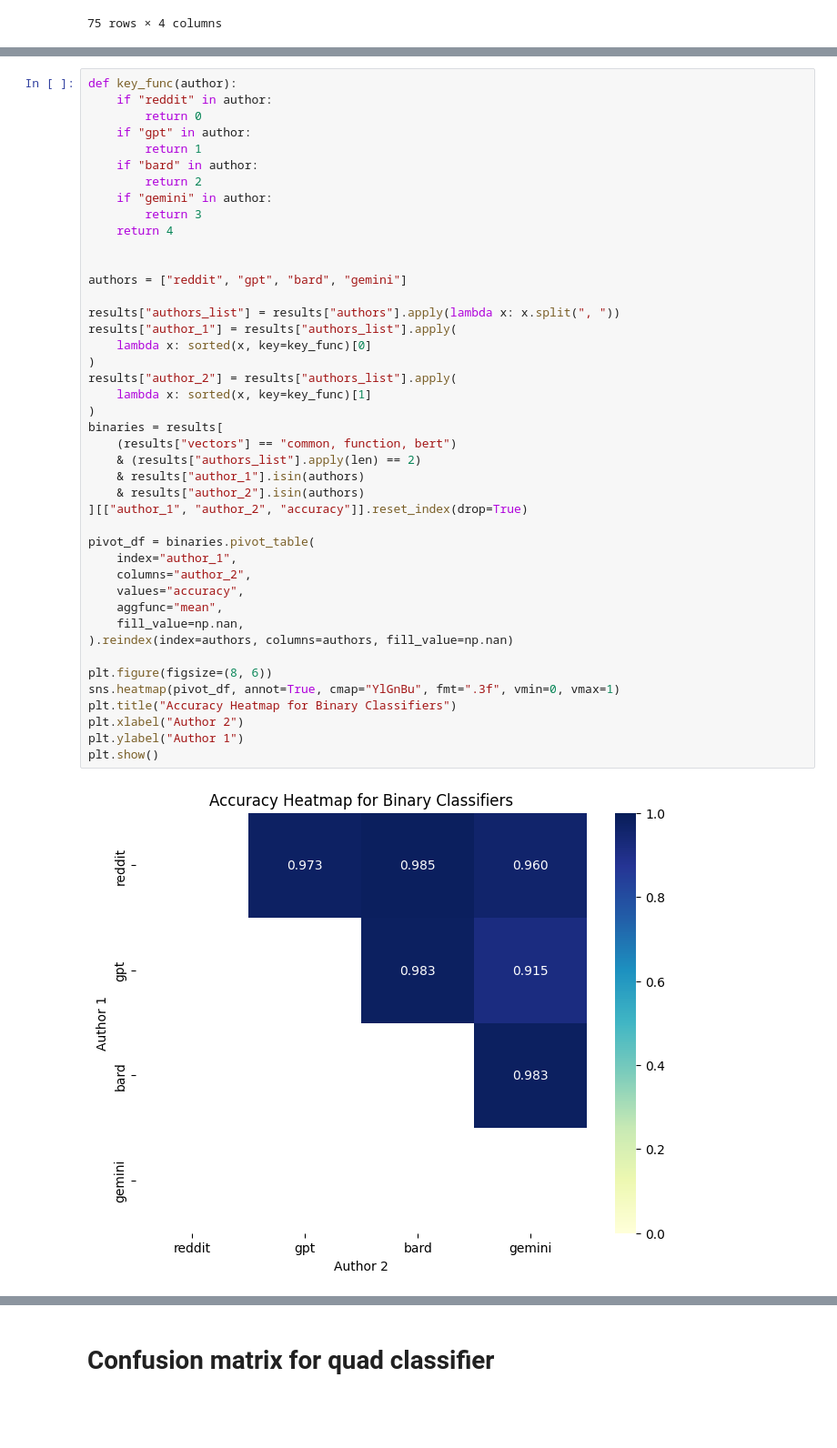
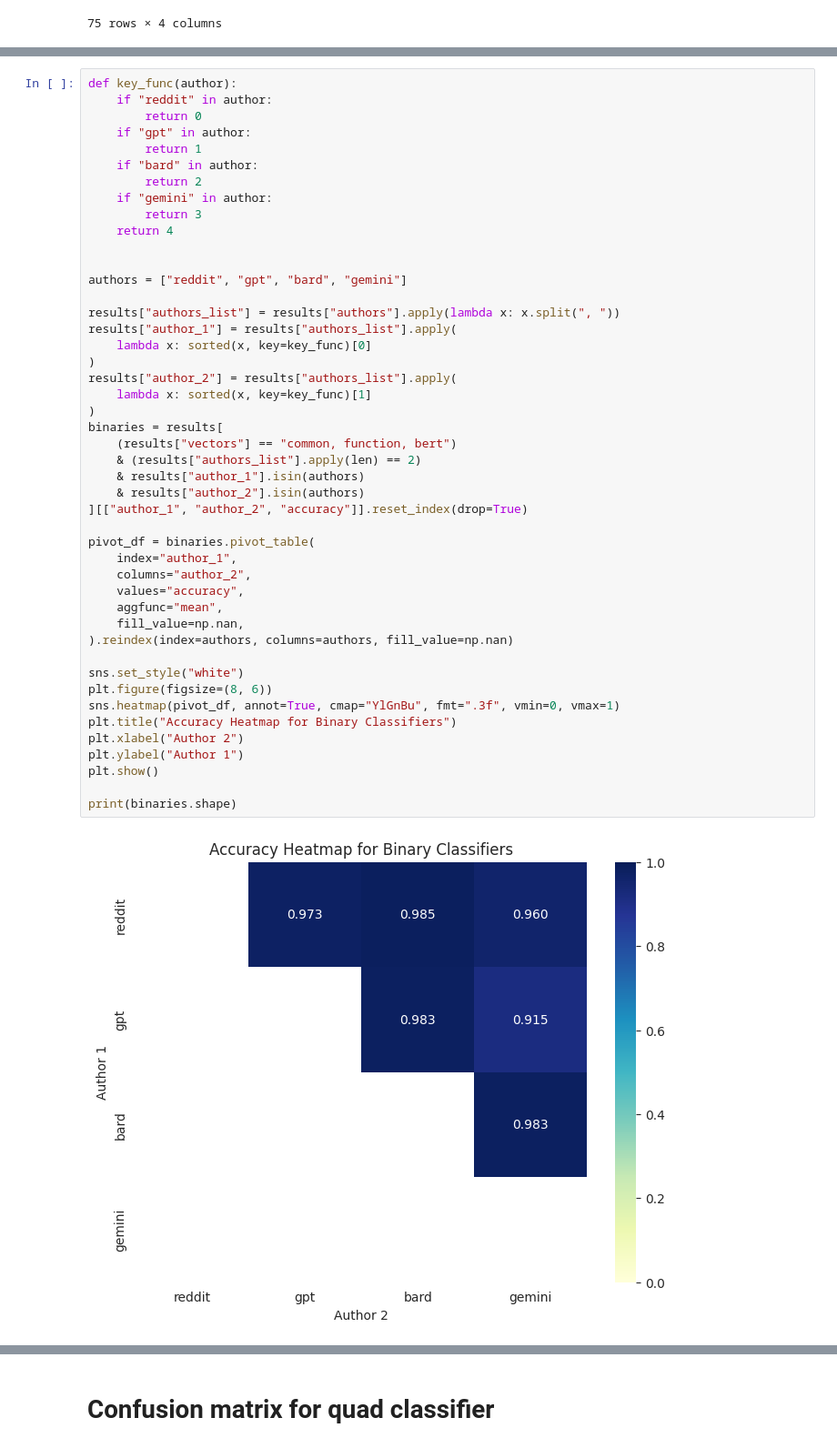
Before and after one commit to harrison-f-stropkay/llm-style, a Jupyter notebook: classification.ipynb, the cells around one changed output, grey strips where cells are left out. Shown at 91% size. Drawn from its saved outputs; the diff is of its cells as text; blank space fills up the shorter version.

```diff
--- a/classification.ipynb
+++ b/classification.ipynb
@@ -608,31 +608,34 @@ authors = ["reddit", "gpt", "bard", "gemini"]
 
 results["authors_list"] = results["authors"].apply(lambda x: x.split(", "))
 results["author_1"] = results["authors_list"].apply(
     lambda x: sorted(x, key=key_func)[0]
 )
 results["author_2"] = results["authors_list"].apply(
     lambda x: sorted(x, key=key_func)[1]
 )
 binaries = results[
     (results["vectors"] == "common, function, bert")
     & (results["authors_list"].apply(len) == 2)
     & results["author_1"].isin(authors)
     & results["author_2"].isin(authors)
 ][["author_1", "author_2", "accuracy"]].reset_index(drop=True)
 
 pivot_df = binaries.pivot_table(
     index="author_1",
     columns="author_2",
     values="accuracy",
     aggfunc="mean",
     fill_value=np.nan,
 ).reindex(index=authors, columns=authors, fill_value=np.nan)
 
+sns.set_style("white")
 plt.figure(figsize=(8, 6))
 sns.heatmap(pivot_df, annot=True, cmap="YlGnBu", fmt=".3f", vmin=0, vmax=1)
 plt.title("Accuracy Heatmap for Binary Classifiers")
 plt.xlabel("Author 2")
 plt.ylabel("Author 1")
 plt.show()
+
+print(binaries.shape)
 # %% [output]
-[figure, old version]
+[figure, new version]
```
Also changed, not shown: parts of 2 cells of this notebook.
